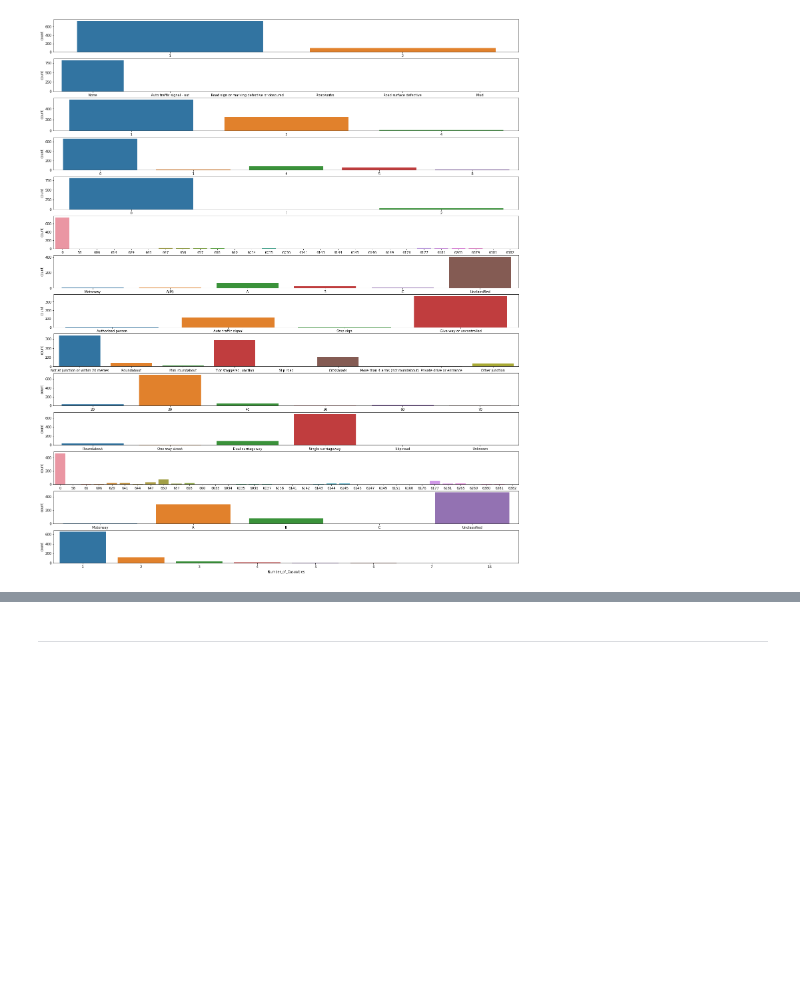
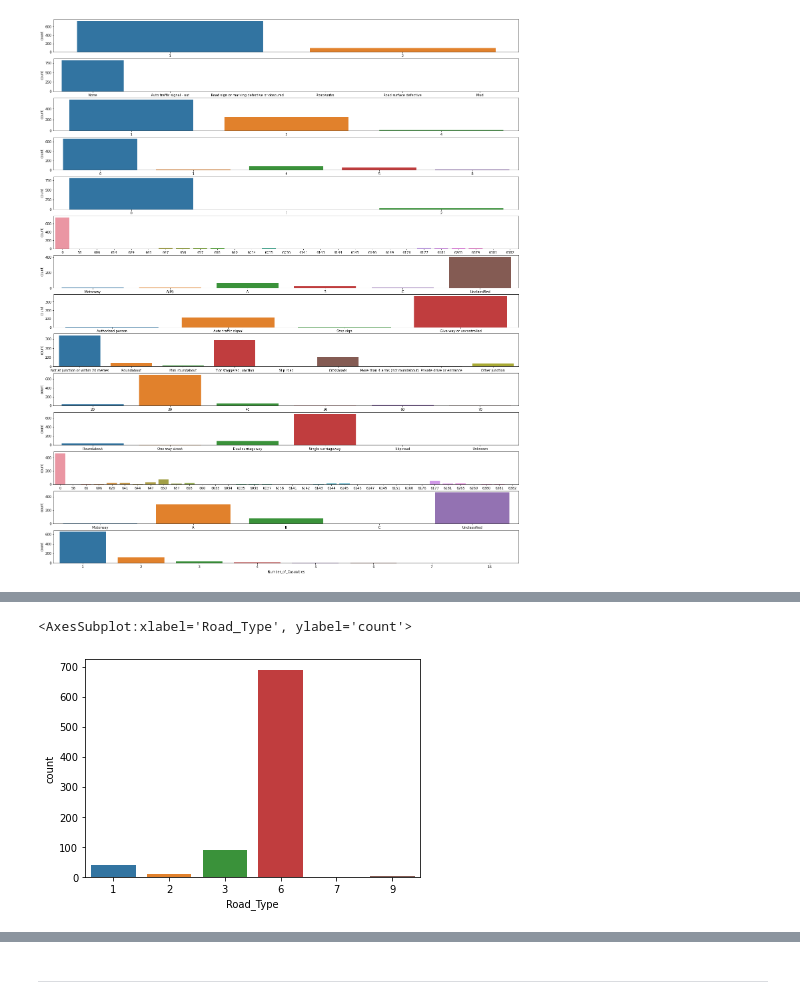
Before and after one commit to mfoman/fyp2021p01lectures, a Jupyter notebook: notebooks/fyp2021p01lectures_draft.ipynb, the cells around one changed output, grey strips where cells are left out. Drawn from its saved outputs; the diff is of its cells as text; code cells hidden in the pictures; blank space fills up the shorter version.

```diff
--- a/notebooks/fyp2021p01lectures_draft.ipynb
+++ b/notebooks/fyp2021p01lectures_draft.ipynb
@@ -835,32 +790,34 @@ y_labels = pd.Categorical.from_codes(codes=VAR_LOOKUP['Special Conditions at Sit
 # %% [markdown]
 ## Association test between two categorical variables
 # %%
-main_field = 'Accident_Severity'
-
 # RELEVANT FIELDS TO OUR RESEARCH QUESTION FROM ACCIDENT TABLE
 # CATAGORICAL FIELDS:
-rvl_fields_acci_cat = ['Number_of_Casualties', \
-              '1st_Road_Class', \
-              '1st_Road_Number', \
-              'Road_Type', \
-              'Speed_limit', \
-              'Junction_Detail', \
-              'Junction_Control', \
-              '2nd_Road_Class', \
-              '2nd_Road_Number', \
-              'Pedestrian_Crossing-Human_Control', \
-              'Pedestrian_Crossing-Physical_Facilities', \
-              'Road_Surface_Conditions', \
-             'Special_Conditions_at_Site',
-              'Urban_or_Rural_Area',\
-             ]
+rvl_fields_acci_cat = ['Accident_Severity', \
+                       'Number_of_Casualties', \
+                      '1st_Road_Class', \
+                      '1st_Road_Number', \
+                      'Road_Type', \
+                      'Speed_limit', \
+                      'Junction_Detail', \
+                      'Junction_Control', \
+                      '2nd_Road_Class', \
+                      '2nd_Road_Number', \
+                      'Pedestrian_Crossing-Human_Control', \
+                      'Pedestrian_Crossing-Physical_Facilities', \
+                      'Road_Surface_Conditions', \
+                     'Special_Conditions_at_Site',
+                      'Urban_or_Rural_Area',\
+                     ]
 # NUMBERICAL FIELDS:
 rvl_fields_acci_num = ['Number_of_Vehicles']
 
 
 # RELEVANT FIELDS TO OUR RESEARCH QUESTION FROM CASUALTIES TABLE
 # CATEGORICAL FIELDS:
-rvl_fields_casu_cat = ['Casualty Severity', \
-                       'Pedestrian Location', \
-                       'Pedestrian Movement', \
+rvl_fields_casu_cat = ['Casualty_Severity', \
+                       'Pedestrian_Location', \
+                       'Pedestrian_Movement', \
 ]
+
+var1 = rvl_fields_acci_cat[4] # Road_Type
+var2 = rvl_fields_casu_cat[0] # 'Casualty_Severity'
@@ -910,0 +982,5 @@ nfields_cat 1
+# %%
+sns.countplot(DATA['accident'][var1])
+# %% [output]
+<AxesSubplot:xlabel='Road_Type', ylabel='count'>
+[figure, added]
```
Also changed, not shown: parts of 37 cells of this notebook, 1 other file.
